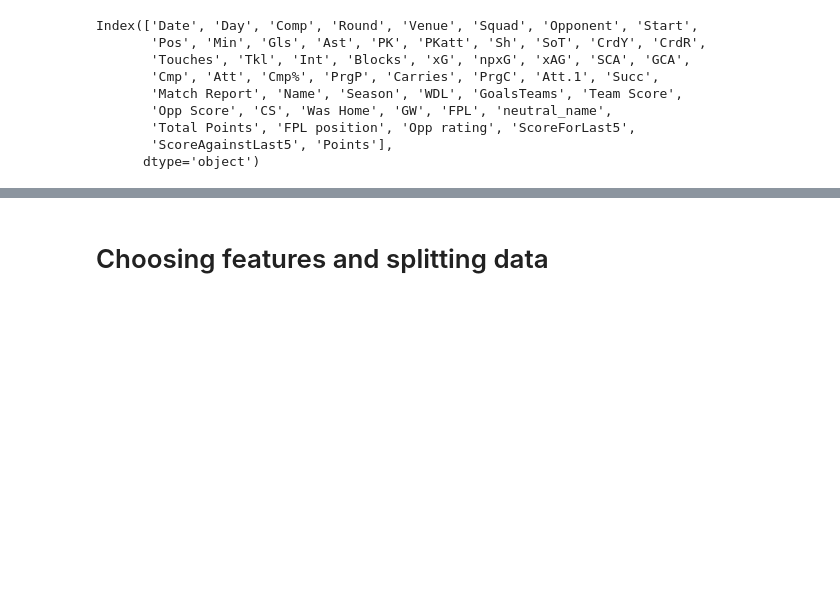
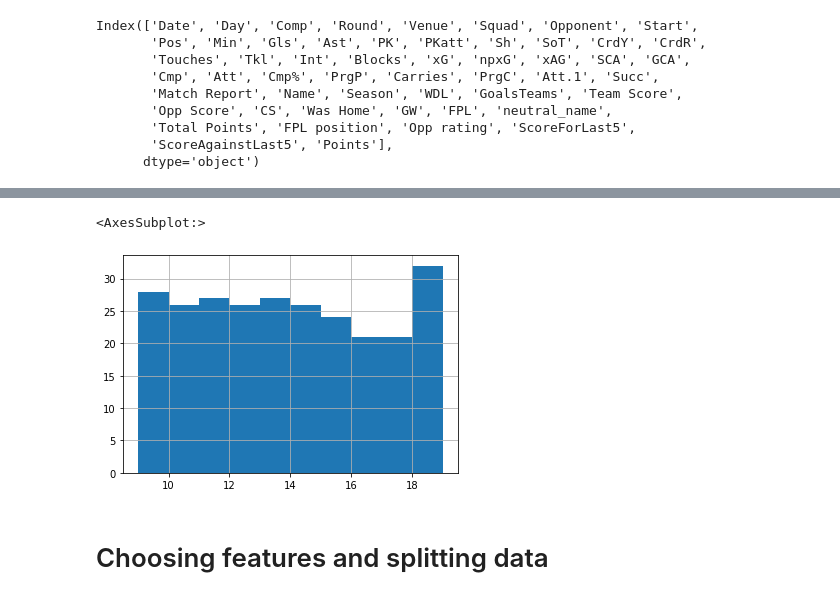
Before and after one commit to Fran3x/FPL_Model, a Jupyter notebook: notebooks/XGBoost_predictions.ipynb, the cells around one changed output, grey strips where cells are left out. Saved outputs shown, nothing was run; the diff lists cells and outputs as text; code cells hidden in the pictures; blank space fills up the shorter version.

```diff
--- a/notebooks/XGBoost_predictions.ipynb
+++ b/notebooks/XGBoost_predictions.ipynb
@@ -44,5 +44,10 @@ df.shape
 # %%
 # df[df["Name"] == "Mohamed-Salah"]
+# %%
+df["GW"].hist()
+# %% [output]
+<AxesSubplot:>
+[figure, added]
 # %% [markdown]
 # Choosing features and splitting data
 # %%
```
Also changed, not shown: parts of 17 cells of this notebook, 1 other file.
